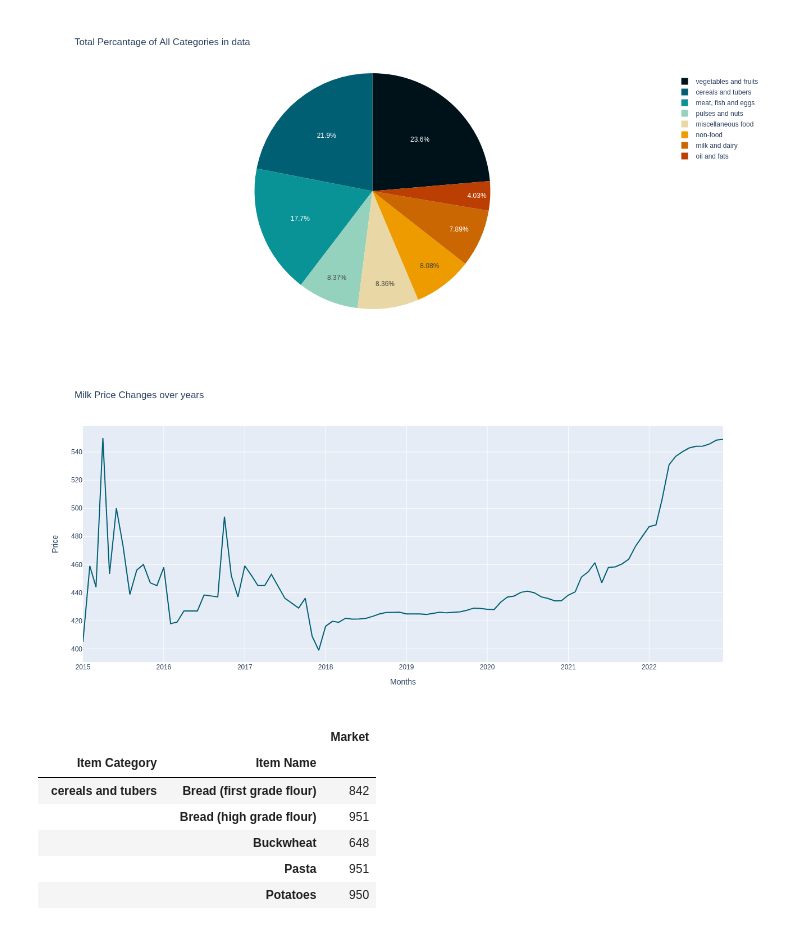
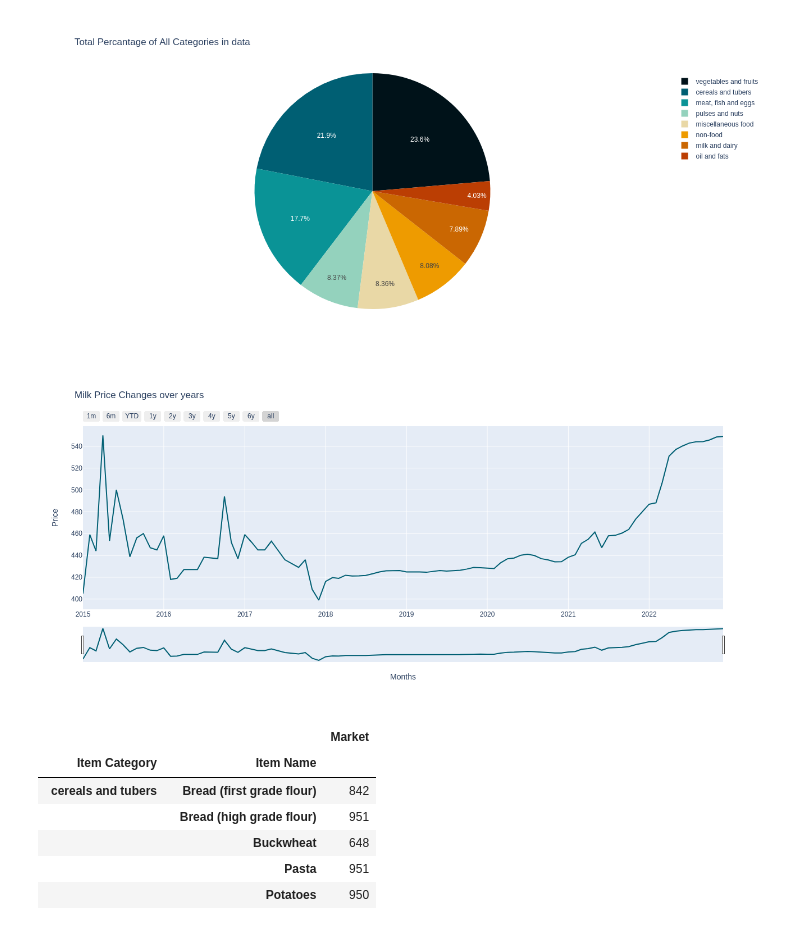
Before and after one commit to TatKhachatryan/Time-Series-Analysis-Project, a Jupyter notebook: ts_analysis_food_prices_arm.ipynb, the cells around one changed output. Drawn from its saved outputs; the diff is of its cells as text; code cells hidden in the pictures.

```diff
--- a/ts_analysis_food_prices_arm.ipynb
+++ b/ts_analysis_food_prices_arm.ipynb
@@ -182,39 +182,39 @@ pieFig.show(renderer='png')
 # %%
 milkData = data[(data['Item Name']=='Milk')&(data['Year']>2014)]
 milkData = milkData.groupby('Date_Month')['Price'].mean().to_frame()
 milkData = milkData.reset_index()
 
 
 fig = go.Figure(data=go.Scatter(x=milkData['Date_Month'].astype(dtype=str),
                         y=milkData['Price'],
                         marker_color='#005F73', text="counts"))
 
 fig.update_layout(autosize=False,
                   width=1300,
                   height=600,
                   title = 'Milk Price Changes over years',
                   xaxis={"title":"Months"},
                   yaxis= {"title":"Price"},
                   showlegend=False)
 # <- this way the graph is interactive and we have an options to choose between ranges: 1 month, 6 month etc.
-# fig.update_xaxes(
-#     rangeslider_visible=True,
-#     rangeselector=dict(
-#         buttons=list([
-#             dict(count=1, label="1m", step="month", stepmode="backward"),
-#             dict(count=6, label="6m", step="month", stepmode="backward"),
-#             dict(count=1, label="YTD", step="year", stepmode="todate"),
-#             dict(count=1, label="1y", step="year", stepmode="backward"),
-#             dict(count=2, label="2y", step="year", stepmode="backward"),
-#             dict(count=3, label="3y", step="year", stepmode="backward"),
-#             dict(count=4, label="4y", step="year", stepmode="backward"),
-#             dict(count=5, label="5y", step="year", stepmode="backward"),
-#             dict(count=6, label="6y", step="year", stepmode="backward"),
-#             dict(step="all")])))
+fig.update_xaxes(
+    rangeslider_visible=True,
+    rangeselector=dict(
+        buttons=list([
+            dict(count=1, label="1m", step="month", stepmode="backward"),
+            dict(count=6, label="6m", step="month", stepmode="backward"),
+            dict(count=1, label="YTD", step="year", stepmode="todate"),
+            dict(count=1, label="1y", step="year", stepmode="backward"),
+            dict(count=2, label="2y", step="year", stepmode="backward"),
+            dict(count=3, label="3y", step="year", stepmode="backward"),
+            dict(count=4, label="4y", step="year", stepmode="backward"),
+            dict(count=5, label="5y", step="year", stepmode="backward"),
+            dict(count=6, label="6y", step="year", stepmode="backward"),
+            dict(step="all")])))
 # fig.show()
-fig.show(renderer="png")
+fig.show(renderer='png')
 # %% [output]
-[figure, old version]
+[figure, new version]
 # %%
 data.groupby(['Item Category', 'Item Name'])['Market'].count().to_frame()
 # %% [output]
```
Also changed, not shown: parts of 2 cells of this notebook.
